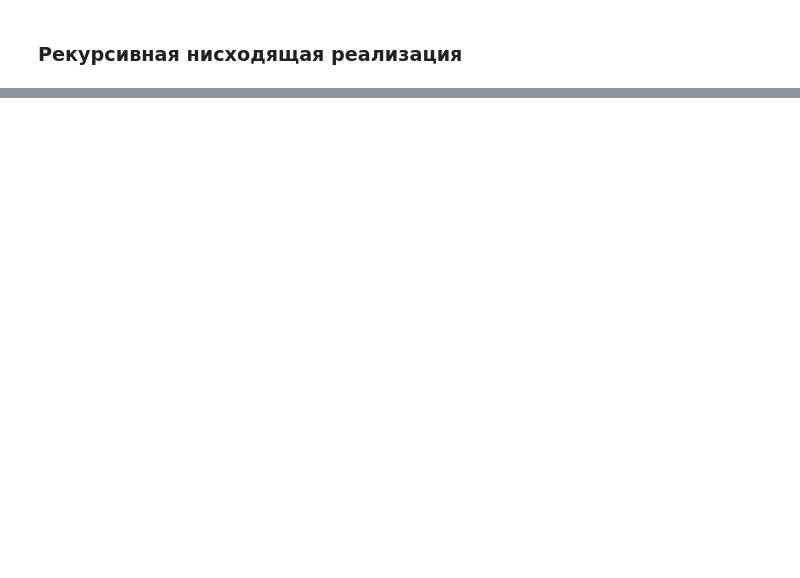
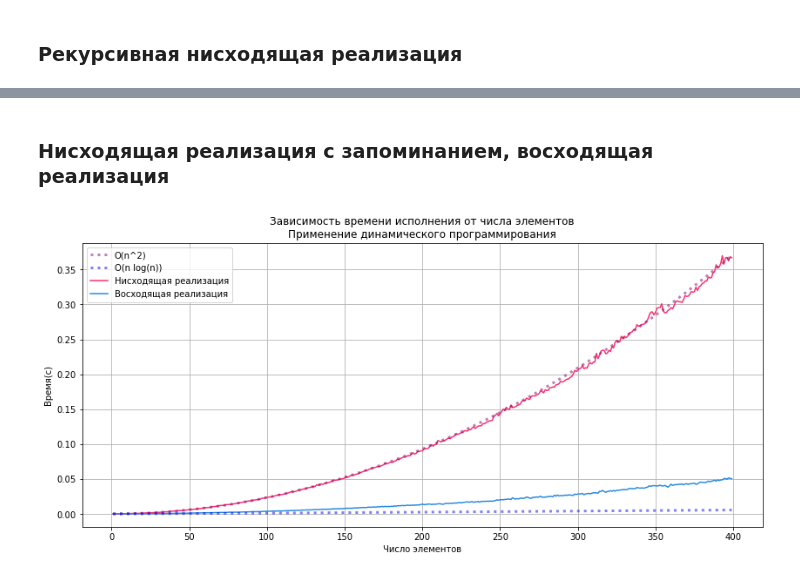
Before and after one commit to ChrisLisbon/ITMO_algorithms_classes, a Jupyter notebook: lab8.ipynb, the cells around one changed output, grey strips where cells are left out. Cells and saved outputs as stored; diff of their text form; code cells hidden in the pictures; blank space fills up the shorter version.

```diff
--- a/lab8.ipynb
+++ b/lab8.ipynb
@@ -140,0 +172,10 @@ def p(i):
+# %%
+def bottom_up_cut_rod(p, n):
+    r = [0 for _ in range(n)]
+    for i in range(n):
+        best_p = float("-inf")
+        for j in range(i):
+            best_p = max(best_p, p[j + 1] + r[i - (j + 1) - 1])
+        r[i] = best_p
+    return r[n - 1]
+print(bottom_up_cut_rod(p, 3))
@@ -207,0 +238,49 @@ print(extended_bottom_up_cut_rod(p, 10))
+# %% [markdown]
+### Нисходящая реализация с запоминанием, восходящая реализация
+# %%
+number_array=np.arange(1,400,1)
+cut_rod_time=[]
+memoized_cut_rod_time=[]
+bottom_up_cut_rod_time=[]
+for i in number_array:
+    res_time=0
+    p=np.sort(np.random.randint(1, 3*i, i))
+    for t in range(5):
+        start_time = time.time()
+        resut=memoized_cut_rod(p, i)
+        current_time=time.time() - start_time
+        res_time=res_time+current_time
+    mean_time=res_time/5
+    memoized_cut_rod_time.append(mean_time)
+    res_time=0
+    for t in range(5):
+        start_time = time.time()
+        resut=bottom_up_cut_rod(p, i)
+        current_time=time.time() - start_time
+        res_time=res_time+current_time
+    mean_time=res_time/5
+    bottom_up_cut_rod_time.append(mean_time)
+
+plt.rcParams['figure.figsize'] = [14, 6]
+fig, ax = plt.subplots()
+
+data2 = np.array(number_array)**2
+data3 = np.array(number_array)*np.log(np.array(number_array))
+ax2 = ax.twinx()
+lns1=ax2.plot(number_array, data2, color='purple', linestyle='dotted', linewidth=3, alpha = 0.5, label = 'O(n^2)')
+lns2=ax2.plot(number_array, data3, color='blue', linestyle='dotted', linewidth=3, alpha = 0.5, label = 'O(n log(n))')
+ax2.tick_params(axis='y')
+ax2.axis('off')
+
+lns3=ax.plot(number_array, memoized_cut_rod_time, color='#FA336C', label='Нисходящая реализация')
+lns4=ax.plot(number_array, bottom_up_cut_rod_time, color='#2A8BDF', label='Восходящая реализация')
+ax.set(xlabel='Число элементов', ylabel='Время(с)',title='Зависимость времени исполнения от числа элементов\nПрименение динамического программирования')
+
+lns = lns1+lns2+lns3+lns4
+labs = [l.get_label() for l in lns]
+ax.legend(lns, labs, loc=0)
+
+ax.grid()
+plt.show()
+# %% [output]
+[figure, added]
```
Also changed, not shown: parts of 28 cells of this notebook, 1 other file.
